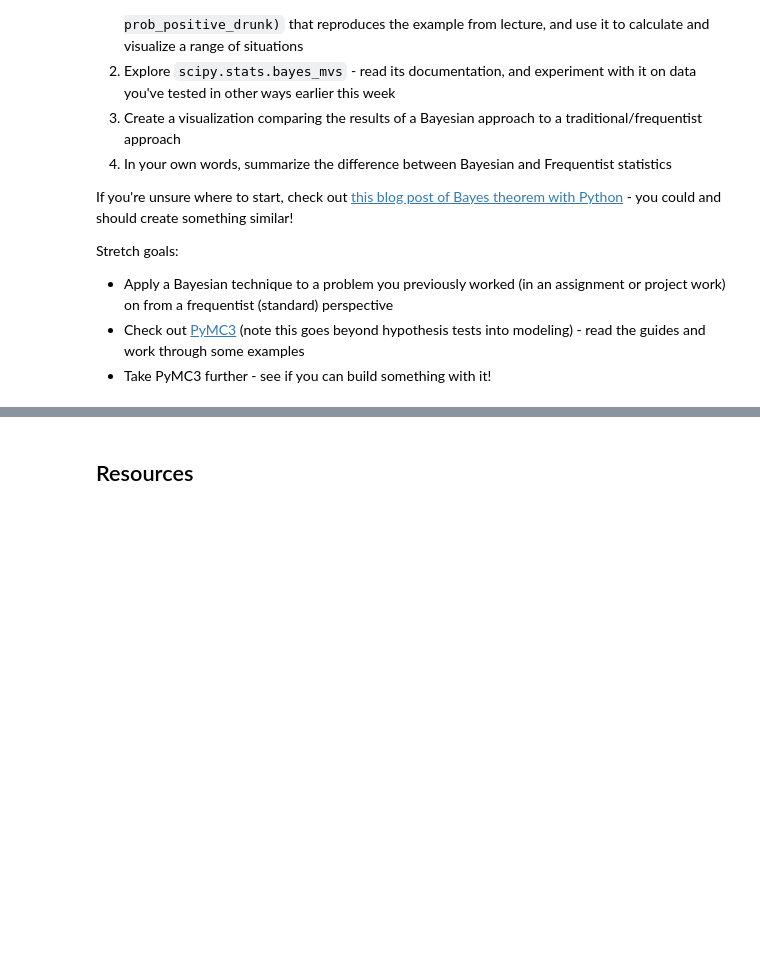
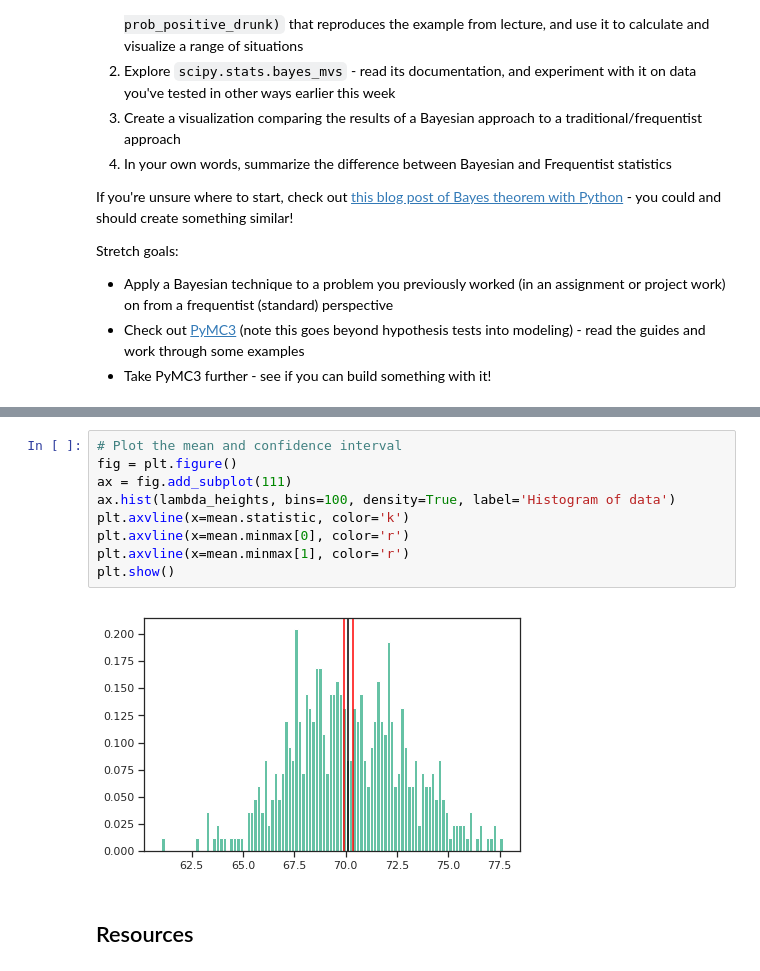
Before and after one commit to JimKing100/DS-Unit-1-Sprint-3-Statistical-Tests-and-Experiments, a Jupyter notebook: module3-introduction-to-bayesian-inference/LS_DS_133_Introduction_to_Bayesian_Inference.ipynb, the cells around one changed output, grey strips where cells are left out. Cells and saved outputs as stored; diff of their text form; blank space fills up the shorter version.

```diff
--- a/module3-introduction-to-bayesian-inference/LS_DS_133_Introduction_to_Bayesian_Inference.ipynb
+++ b/module3-introduction-to-bayesian-inference/LS_DS_133_Introduction_to_Bayesian_Inference.ipynb
@@ -303,3 +317,14 @@ moredata_post = bern_post(n_sample=1000)
+# %%
+# Plot the mean and confidence interval
+fig = plt.figure()
+ax = fig.add_subplot(111)
+ax.hist(lambda_heights, bins=100, density=True, label='Histogram of data')
+plt.axvline(x=mean.statistic, color='k')
+plt.axvline(x=mean.minmax[0], color='r')
+plt.axvline(x=mean.minmax[1], color='r')
+plt.show()
+# %% [output]
+[figure, added]
 # %% [markdown]
 ## Resources
 # %% [markdown]
```
Also changed, not shown: parts of 14 cells of this notebook.
